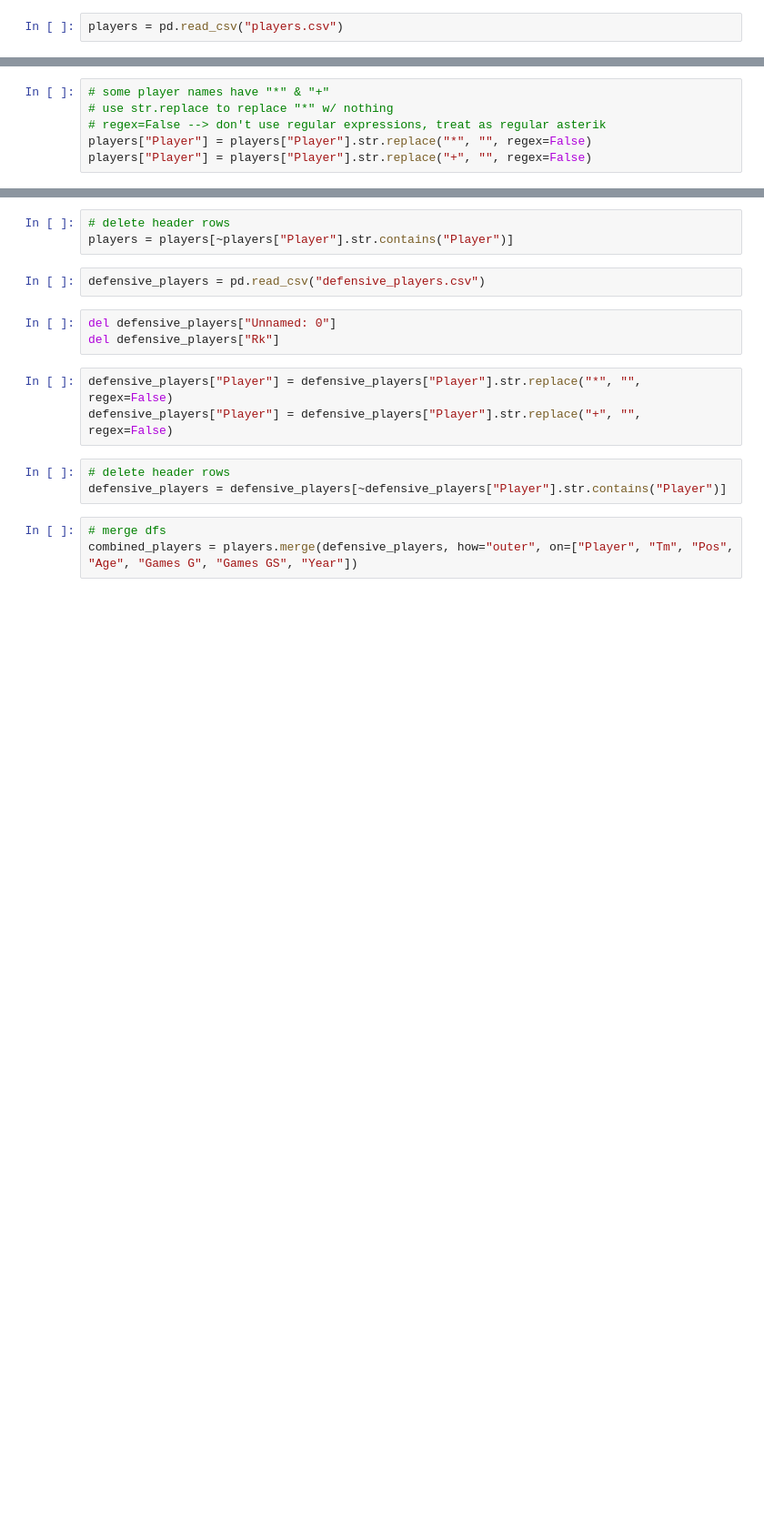
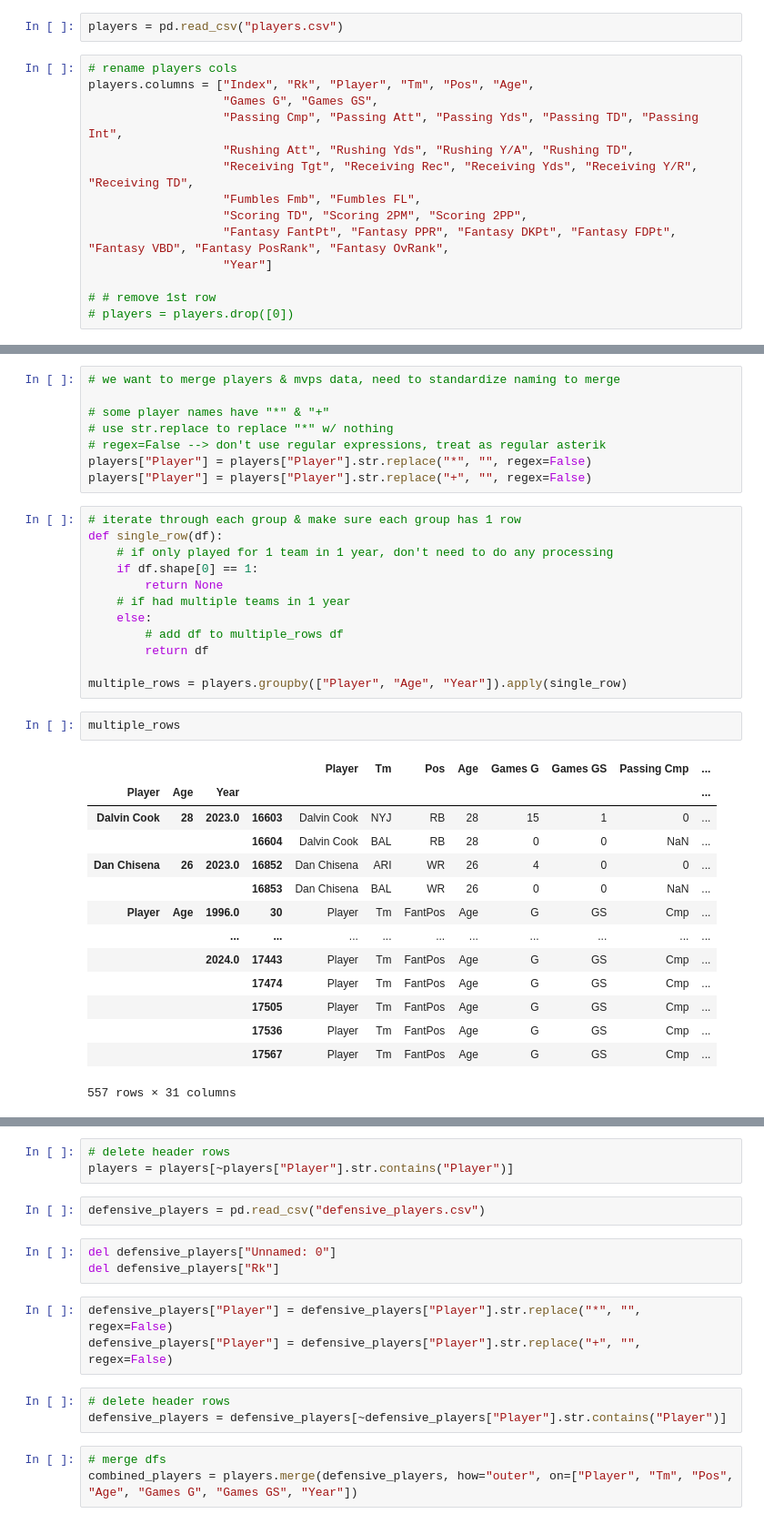
Before and after one commit to amyqcs/nfl-mvp, a Jupyter notebook: data_cleaning.ipynb, the cells around one changed output, grey strips where cells are left out. Shown at 91% size. Drawn from its saved outputs; the diff is of its cells as text; blank space fills up the shorter version.

```diff
--- a/data_cleaning.ipynb
+++ b/data_cleaning.ipynb
@@ -31,3 +37,17 @@ del mvps["Int"]
 # %%
 players = pd.read_csv("players.csv")
+# %%
+# rename players cols
+players.columns = ["Index", "Rk", "Player", "Tm", "Pos", "Age",
+                   "Games G", "Games GS",
+                   "Passing Cmp", "Passing Att", "Passing Yds", "Passing TD", "Passing Int",
+                   "Rushing Att", "Rushing Yds", "Rushing Y/A", "Rushing TD",
+                   "Receiving Tgt", "Receiving Rec", "Receiving Yds", "Receiving Y/R", "Receiving TD",
+                   "Fumbles Fmb", "Fumbles FL",
+                   "Scoring TD", "Scoring 2PM", "Scoring 2PP",
+                   "Fantasy FantPt", "Fantasy PPR", "Fantasy DKPt", "Fantasy FDPt", "Fantasy VBD", "Fantasy PosRank", "Fantasy OvRank",
+                   "Year"]
+
+# # remove 1st row
+# players = players.drop([0])
 # %%
@@ -38,8 +58,39 @@ del players["Rk"]
 del players["Fantasy PosRank"]
 del players["Fantasy OvRank"]
 # %%
+# we want to merge players & mvps data, need to standardize naming to merge
+
 # some player names have "*" & "+"
 # use str.replace to replace "*" w/ nothing
 # regex=False --> don't use regular expressions, treat as regular asterik
 players["Player"] = players["Player"].str.replace("*", "", regex=False)
 players["Player"] = players["Player"].str.replace("+", "", regex=False)
+# %%
+# iterate through each group & make sure each group has 1 row
+def single_row(df):
+    # if only played for 1 team in 1 year, don't need to do any processing
+    if df.shape[0] == 1:
+        return None
+    # if had multiple teams in 1 year
+    else:
+        # add df to multiple_rows df
+        return df
+
+multiple_rows = players.groupby(["Player", "Age", "Year"]).apply(single_row)
+# %%
+multiple_rows
+# %% [output]
+|  |  |  |  | Player | Tm | Pos | Age | Games G | Games GS | Passing Cmp | ... |
+| Player | Age | Year |  |  |  |  |  |  |  |  | ... |
+| Dalvin Cook | 28 | 2023.0 | 16603 | Dalvin Cook | NYJ | RB | 28 | 15 | 1 | 0 | ... |
+|  |  |  | 16604 | Dalvin Cook | BAL | RB | 28 | 0 | 0 | NaN | ... |
+| Dan Chisena | 26 | 2023.0 | 16852 | Dan Chisena | ARI | WR | 26 | 4 | 0 | 0 | ... |
+|  |  |  | 16853 | Dan Chisena | BAL | WR | 26 | 0 | 0 | NaN | ... |
+| Player | Age | 1996.0 | 30 | Player | Tm | FantPos | Age | G | GS | Cmp | ... |
+|  |  | ... | ... | ... | ... | ... | ... | ... | ... | ... | ... |
+|  |  | 2024.0 | 17443 | Player | Tm | FantPos | Age | G | GS | Cmp | ... |
+|  |  |  | 17474 | Player | Tm | FantPos | Age | G | GS | Cmp | ... |
+|  |  |  | 17505 | Player | Tm | FantPos | Age | G | GS | Cmp | ... |
+|  |  |  | 17536 | Player | Tm | FantPos | Age | G | GS | Cmp | ... |
+|  |  |  | 17567 | Player | Tm | FantPos | Age | G | GS | Cmp | ... |
+557 rows × 31 columns
```
Also changed, not shown: parts of 20 cells of this notebook, 12 other files.
